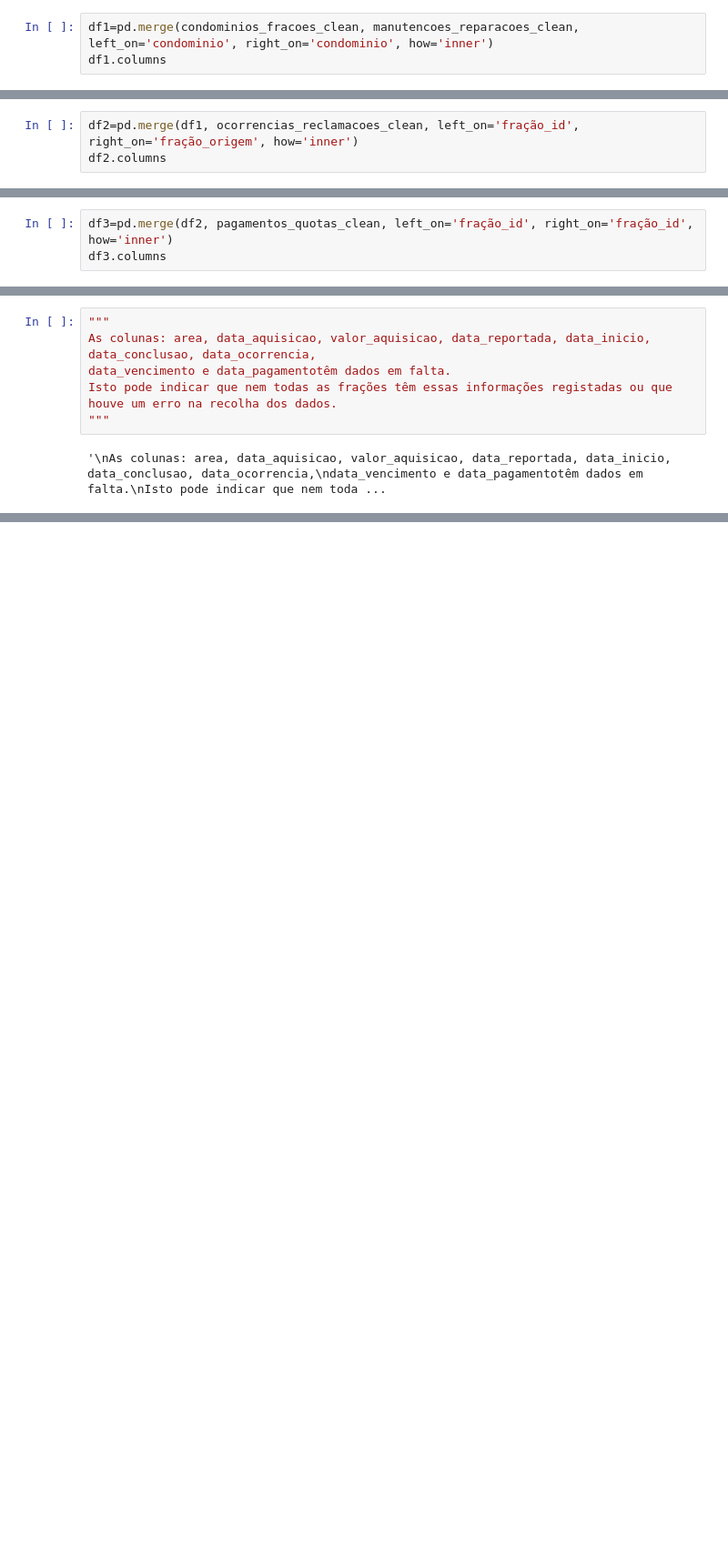
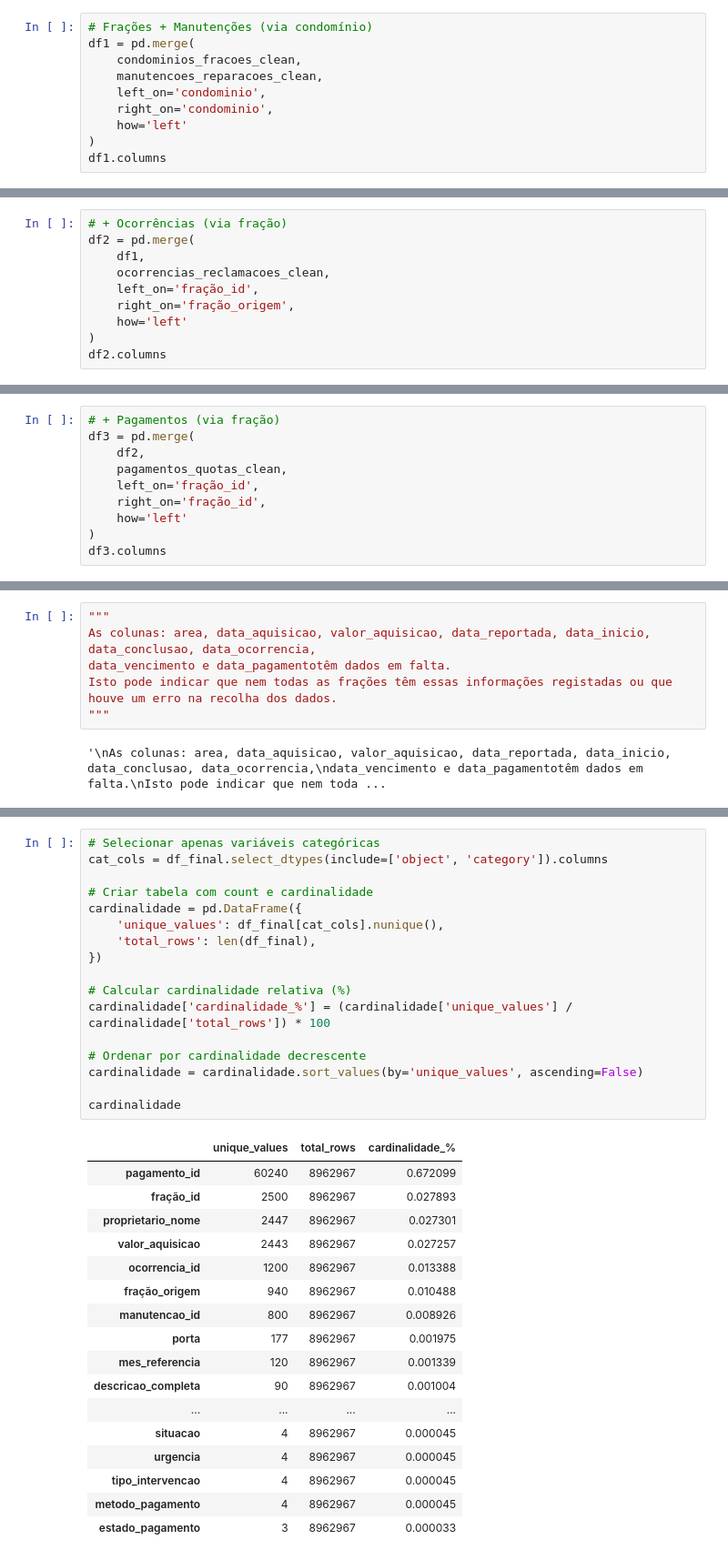
Before and after one commit to andrezenhaf3/GRUPO_1_IA, a Jupyter notebook: pl01_grupo1.ipynb, the cells around one changed output, grey strips where cells are left out. Shown at 91% size. Cells and saved outputs as stored; diff of their text form; blank space fills up the shorter version.

```diff
--- a/pl01_grupo1.ipynb
+++ b/pl01_grupo1.ipynb
@@ -1161,5 +1149,12 @@ em cada um dos aspetos do condomínio, seja no pagamento das quotas, na manuten
 # %%
-df1=pd.merge(condominios_fracoes_clean, manutencoes_reparacoes_clean, left_on='condominio', right_on='condominio', how='inner')
+# Frações + Manutenções (via condomínio)
+df1 = pd.merge(
+    condominios_fracoes_clean,
+    manutencoes_reparacoes_clean,
+    left_on='condominio',
+    right_on='condominio',
+    how='left'
+)
 df1.columns
 # %% [output]
 Index(['fração_id', 'condominio', 'bloco', 'andar', 'porta', 'tipo_fracao',
@@ -1170,7 +1165,14 @@ Index(['fração_id', 'condominio', 'bloco', 'andar', 'porta', 'tipo_fracao',
        'urgencia', 'estado'],
       dtype='object')
 # %%
-df2=pd.merge(df1, ocorrencias_reclamacoes_clean, left_on='fração_id', right_on='fração_origem', how='inner')
+# + Ocorrências (via fração)
+df2 = pd.merge(
+    df1,
+    ocorrencias_reclamacoes_clean,
+    left_on='fração_id',
+    right_on='fração_origem',
+    how='left'
+)
 df2.columns
 # %% [output]
 Index(['fração_id', 'condominio', 'bloco', 'andar', 'porta', 'tipo_fracao',
@@ -1183,7 +1185,14 @@ Index(['fração_id', 'condominio', 'bloco', 'andar', 'porta', 'tipo_fracao',
        'acao_tomada'],
       dtype='object')
 # %%
-df3=pd.merge(df2, pagamentos_quotas_clean, left_on='fração_id', right_on='fração_id', how='inner')
+# + Pagamentos (via fração)
+df3 = pd.merge(
+    df2,
+    pagamentos_quotas_clean,
+    left_on='fração_id',
+    right_on='fração_id',
+    how='left'
+)
 df3.columns
 # %% [output]
 Index(['fração_id', 'condominio', 'bloco', 'andar', 'porta', 'tipo_fracao',
@@ -1430,0 +1459,35 @@ df_final.head().T
+# %%
+# Selecionar apenas variáveis categóricas
+cat_cols = df_final.select_dtypes(include=['object', 'category']).columns
+
+# Criar tabela com count e cardinalidade
+cardinalidade = pd.DataFrame({
+    'unique_values': df_final[cat_cols].nunique(),
+    'total_rows': len(df_final),
+})
+
+# Calcular cardinalidade relativa (%)
+cardinalidade['cardinalidade_%'] = (cardinalidade['unique_values'] / cardinalidade['total_rows']) * 100
+
+# Ordenar por cardinalidade decrescente
+cardinalidade = cardinalidade.sort_values(by='unique_values', ascending=False)
+
+cardinalidade
+# %% [output]
+|  | unique_values | total_rows | cardinalidade_% |
+| pagamento_id | 60240 | 8962967 | 0.672099 |
+| fração_id | 2500 | 8962967 | 0.027893 |
+| proprietario_nome | 2447 | 8962967 | 0.027301 |
+| valor_aquisicao | 2443 | 8962967 | 0.027257 |
+| ocorrencia_id | 1200 | 8962967 | 0.013388 |
+| fração_origem | 940 | 8962967 | 0.010488 |
+| manutencao_id | 800 | 8962967 | 0.008926 |
+| porta | 177 | 8962967 | 0.001975 |
+| mes_referencia | 120 | 8962967 | 0.001339 |
+| descricao_completa | 90 | 8962967 | 0.001004 |
+| ... | ... | ... | ... |
+| situacao | 4 | 8962967 | 0.000045 |
+| urgencia | 4 | 8962967 | 0.000045 |
+| tipo_intervencao | 4 | 8962967 | 0.000045 |
+| metodo_pagamento | 4 | 8962967 | 0.000045 |
+| estado_pagamento | 3 | 8962967 | 0.000033 |
```
Also changed, not shown: parts of 30 cells of this notebook.
